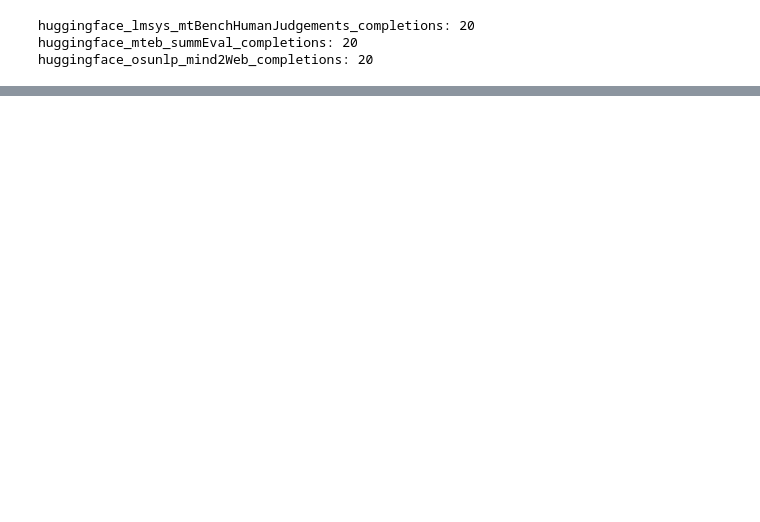
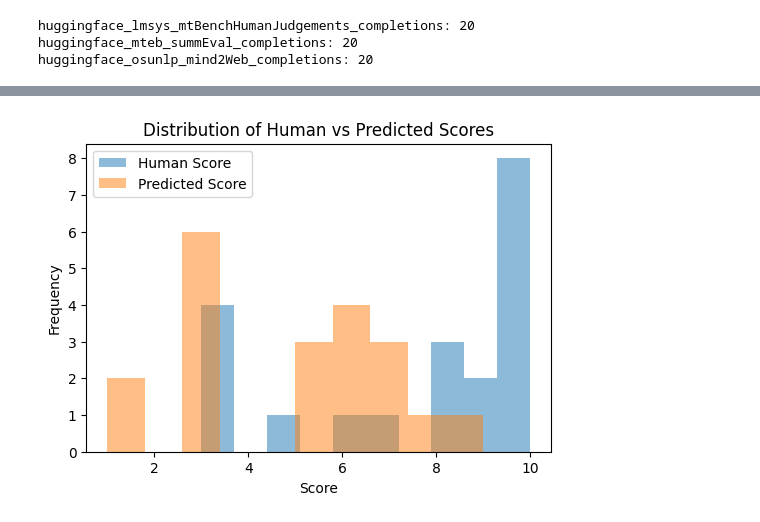
Before and after one commit to J-Rosser-UK/data_exploration, a Jupyter notebook: [J_Rosser]_RE_Part1_DataExploration_CritiqueAnalysis.ipynb, the cells around one changed output, grey strips where cells are left out. Saved outputs shown, nothing was run; the diff lists cells and outputs as text; code cells hidden in the pictures; blank space fills up the shorter version.

```diff
--- a/[J_Rosser]_RE_Part1_DataExploration_CritiqueAnalysis.ipynb
+++ b/[J_Rosser]_RE_Part1_DataExploration_CritiqueAnalysis.ipynb
@@ -344,0 +367,11 @@ critique_df.iloc[0]['eval_completion']
+# %%
+# Create a boolean mask for rows where user_input starts with "USER:"
+mask = critique_df['user_input'].str.startswith("USER:")
+
+# Split the dataframe based on the mask
+critique_df_user = critique_df[mask].copy()
+critique_df_non_user = critique_df[~mask].copy()
+
+# Optional: display the counts
+print("Rows with user_input starting with 'USER:':", len(critique_df_user))
+print("Rows without user_input starting with 'USER:':", len(critique_df_non_user))
@@ -360,0 +400,79 @@ huggingface_osunlp_mind2Web_completions: 20
+# %%
+import numpy as np
+import re
+import matplotlib.pyplot as plt
+
+def process_critique_df(critique_df):
+    """
+    Process a DataFrame containing XML text with score and critique information.
+
+    """
+
+    # Helper function to extract score and critique from XML text
+    def extract_score_and_critique(xml_text):
+        """
+        Extract the score and critique from a string containing XML.
+
+
+        """
+        # Regex to match <score>...</score>
+        score_match = re.search(r"<score>(.*?)</score>", xml_text, re.IGNORECASE | re.DOTALL)
+        # Regex to match <critique>...</critique>
+        critique_match = re.search(r"<critique>(.*?)</critique>", xml_text, re.IGNORECASE | re.DOTALL)
+
+        predicted_score = float(score_match.group(1)) if score_match else None
+        critique_text = critique_match.group(1).strip() if critique_match else None
+
+        return predicted_score, critique_text
+
+    # Initialize new columns
+    critique_df["predicted_score"] = None
+    critique_df["model_critique"] = None
+
+    # Apply extraction to each row
+    for i, row in critique_df.iterrows():
+        score_val, critique_val = extract_score_and_critique(row["eval_completion"])
+        critique_df.at[i, "predicted_score"] = score_val
+        critique_df.at[i, "model_critique"] = critique_val
+
+    # Filter rows with both a human score and a predicted score
+    scored_df = critique_df.dropna(subset=["score", "predicted_score"])
+
+    if len(scored_df) > 0:
+        # Compute Pearson correlation
+        correlation = scored_df["score"].corr(scored_df["predicted_score"])
+        # Compute Mean Absolute Error (MAE)
+        mae = np.mean(np.abs(scored_df["score"] - scored_df["predicted_score"]))
+        # Compute Mean Squared Error (MSE)
+        mse = np.mean((scored_df["score"] - scored_df["predicted_score"])**2)
+
+        print(f"Number of samples with both scores: {len(scored_df)}")
+        print(f"Correlation (Pearson) between predicted and human-annotated scores: {correlation:.3f}")
+        print(f"Mean Absolute Error (MAE): {mae:.3f}")
+        print(f"Mean Squared Error (MSE): {mse:.3f}")
+    else:
+        print("No rows have both a human score and a predicted score. Cannot compare.")
+
+    # Plot histograms for score distributions
+    plt.figure(figsize=(6, 4))
+    plt.hist(scored_df["score"].dropna(), bins=10, alpha=0.5, label="Human Score")
+    plt.hist(scored_df["predicted_score"].dropna(), bins=10, alpha=0.5, label="Predicted Score")
+    plt.xlabel("Score")
+    plt.ylabel("Frequency")
+    plt.title("Distribution of Human vs Predicted Scores")
+    plt.legend()
+    plt.show()
+    if len(scored_df) > 0:
+        pass
+    else:
+        print("No data to plot score distributions.")
+
+
+
+print("Whole dataset:")
+process_critique_df(critique_df)
+print("\nUser critiques:")
+process_critique_df(critique_df_user)
+print("\nNon-user critiques:")
+process_critique_df(critique_df_non_user)
+# %% [output]
@@ -360,0 +484 @@ huggingface_osunlp_mind2Web_completions: 20
+[figure, added]
```
Also changed, not shown: parts of 14 cells of this notebook, 1 other file.
